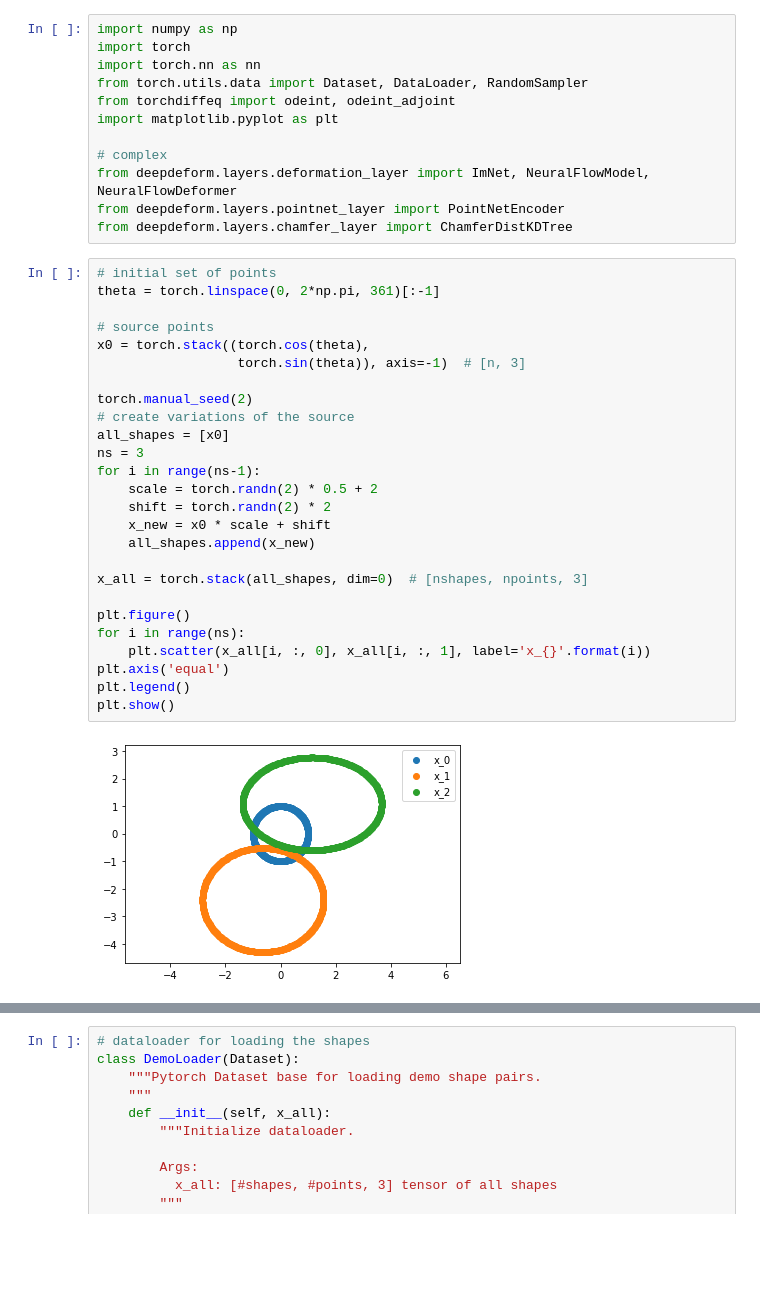
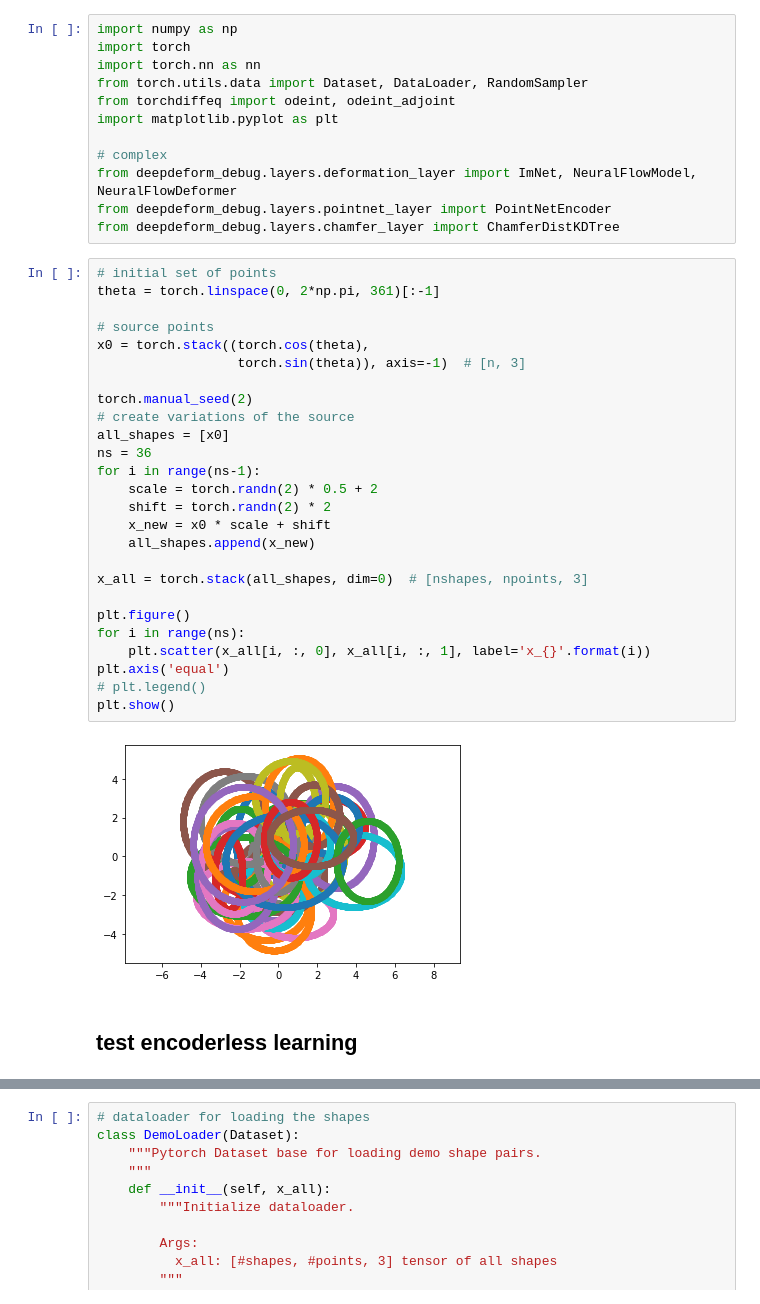
Before and after one commit to maxjiang93/ShapeFlow, a Jupyter notebook: minimal_2d_example.ipynb, the cells around one changed output, grey strips where cells are left out. Cells and saved outputs as stored; diff of their text form; blank space fills up the shorter version.

```diff
--- a/minimal_2d_example.ipynb
+++ b/minimal_2d_example.ipynb
@@ -7,34 +7,36 @@ from torchdiffeq import odeint, odeint_adjoint
 import matplotlib.pyplot as plt
 
 # complex
-from deepdeform.layers.deformation_layer import ImNet, NeuralFlowModel, NeuralFlowDeformer
-from deepdeform.layers.pointnet_layer import PointNetEncoder
-from deepdeform.layers.chamfer_layer import ChamferDistKDTree
+from deepdeform_debug.layers.deformation_layer import ImNet, NeuralFlowModel, NeuralFlowDeformer
+from deepdeform_debug.layers.pointnet_layer import PointNetEncoder
+from deepdeform_debug.layers.chamfer_layer import ChamferDistKDTree
 # %%
 # initial set of points
 theta = torch.linspace(0, 2*np.pi, 361)[:-1]
 
 # source points
 x0 = torch.stack((torch.cos(theta),
                   torch.sin(theta)), axis=-1)  # [n, 3]
 
 torch.manual_seed(2)
 # create variations of the source
 all_shapes = [x0]
-ns = 3
+ns = 36
 for i in range(ns-1):
     scale = torch.randn(2) * 0.5 + 2
     shift = torch.randn(2) * 2
     x_new = x0 * scale + shift
     all_shapes.append(x_new)
 
 x_all = torch.stack(all_shapes, dim=0)  # [nshapes, npoints, 3]
 
 plt.figure()
 for i in range(ns):
     plt.scatter(x_all[i, :, 0], x_all[i, :, 1], label='x_{}'.format(i))
 plt.axis('equal')
-plt.legend()
+# plt.legend()
 plt.show()
 # %% [output]
-[figure, old version]
+[figure, new version]
+# %% [markdown]
+## test encoderless learning
```
Also changed, not shown: parts of 7 cells of this notebook, 1 other file.
